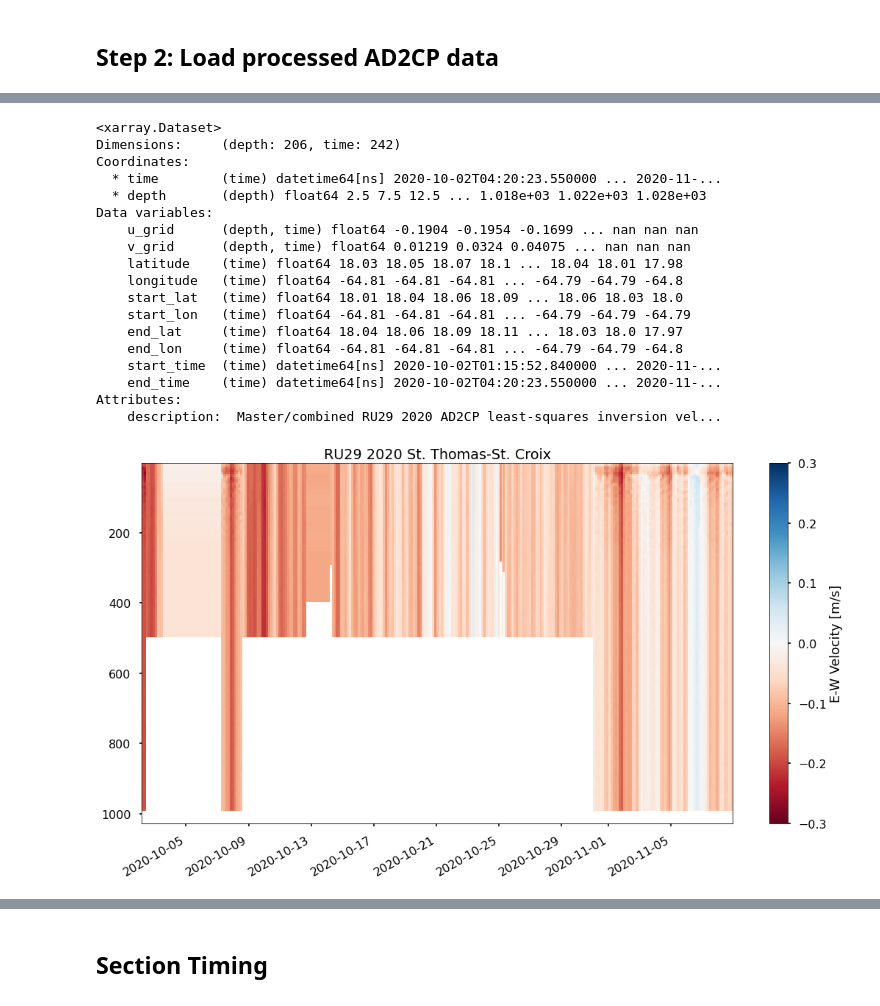
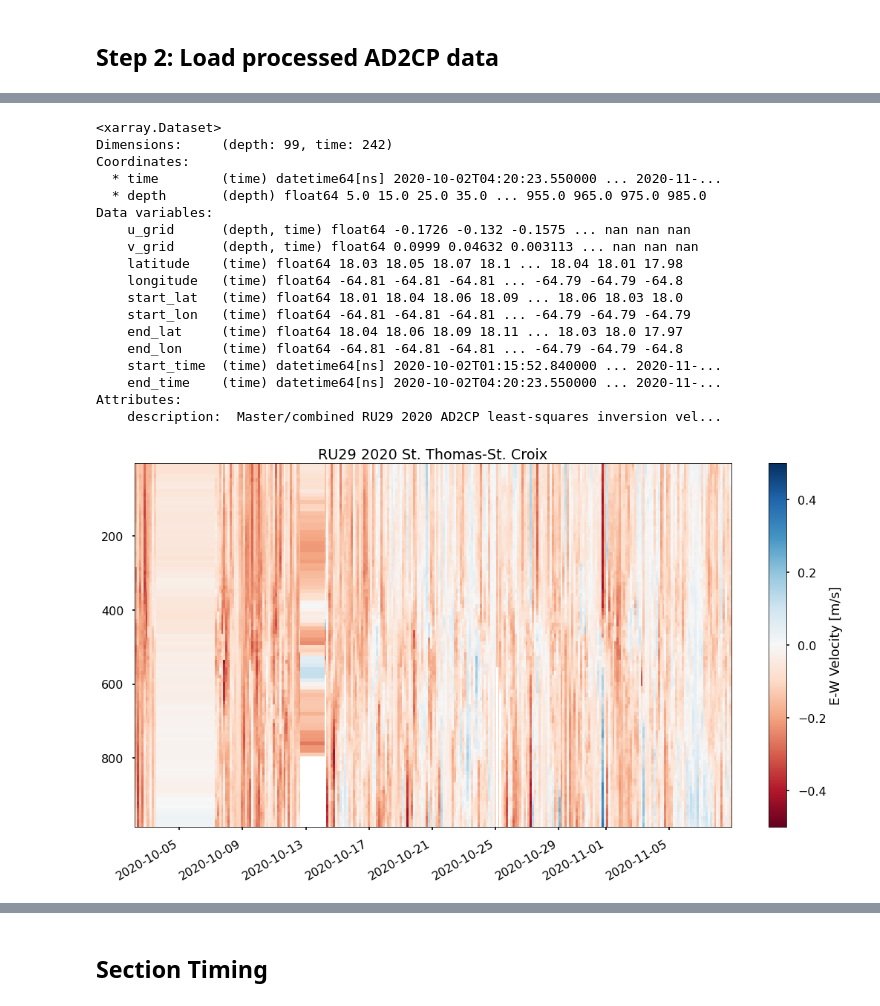
Before and after one commit to JGradone/Slocum-AD2CP, a Jupyter notebook: notebooks/03_Slocum_AD2CP_Analysis_RU29_2020.ipynb, the cells around one changed output, grey strips where cells are left out. Saved outputs shown, nothing was run; the diff lists cells and outputs as text; code cells hidden in the pictures.

```diff
--- a/notebooks/03_Slocum_AD2CP_Analysis_RU29_2020.ipynb
+++ b/notebooks/03_Slocum_AD2CP_Analysis_RU29_2020.ipynb
@@ -103,7 +103,8 @@ df
 # %%
 # pd.to_datetime(df.start_tm[0]).tz_localize(None)
 # %%
-inversion_depth         = np.arange(2.5,1030,5)
+dz = np.diff(df.inversion_depth)[0]
+inversion_depth         = np.arange(np.min(df.inversion_depth),np.max(df.inversion_depth)+dz,dz)
 inversion_time          = np.empty(len(files))
 inversion_time[:]       = np.NaN
 inversion_time          = inversion_time.astype(pd.Timestamp)
@@ -181,13 +182,13 @@ ds = ds.sortby(ds.time)
 ds
 # %% [output]
 <xarray.Dataset>
-Dimensions:     (depth: 206, time: 242)
+Dimensions:     (depth: 99, time: 242)
 Coordinates:
   * time        (time) datetime64[ns] 2020-10-02T04:20:23.550000 ... 2020-11-...
-  * depth       (depth) float64 2.5 7.5 12.5 ... 1.018e+03 1.022e+03 1.028e+03
+  * depth       (depth) float64 5.0 15.0 25.0 35.0 ... 955.0 965.0 975.0 985.0
 Data variables:
-    u_grid      (depth, time) float64 -0.1904 -0.1954 -0.1699 ... nan nan nan
-    v_grid      (depth, time) float64 0.01219 0.0324 0.04075 ... nan nan nan
+    u_grid      (depth, time) float64 -0.1726 -0.132 -0.1575 ... nan nan nan
+    v_grid      (depth, time) float64 0.0999 0.04632 0.003113 ... nan nan nan
     latitude    (time) float64 18.03 18.05 18.07 18.1 ... 18.04 18.01 17.98
     longitude   (time) float64 -64.81 -64.81 -64.81 ... -64.79 -64.79 -64.8
     start_lat   (time) float64 18.01 18.04 18.06 18.09 ... 18.06 18.03 18.0
@@ -200,13 +201,13 @@ Attributes:
     description:  Master/combined RU29 2020 AD2CP least-squares inversion vel...
 # %%
 plt.figure(figsize=(18,10))
-plt.pcolormesh(ds.time,ds.depth,ds.u_grid,cmap='RdBu',vmin=-0.3,vmax=0.3)
+plt.pcolormesh(ds.time,ds.depth,ds.u_grid,cmap='RdBu', vmin=-0.5, vmax=0.5)
 plt.gca().invert_yaxis()
 plt.colorbar(label='E-W Velocity [m/s]')
 plt.title('RU29 2020 St. Thomas-St. Croix')
 plt.gcf().autofmt_xdate()
 # %% [output]
-[figure, old version]
+[figure, new version]
 # %%
 plt.figure(figsize=(18,10))
 plt.pcolormesh(ds.time,ds.depth,ds.v_grid,cmap='RdBu',vmin=-0.2,vmax=0.2)
```
Also changed, not shown: parts of 42 cells of this notebook, 3 other files.
